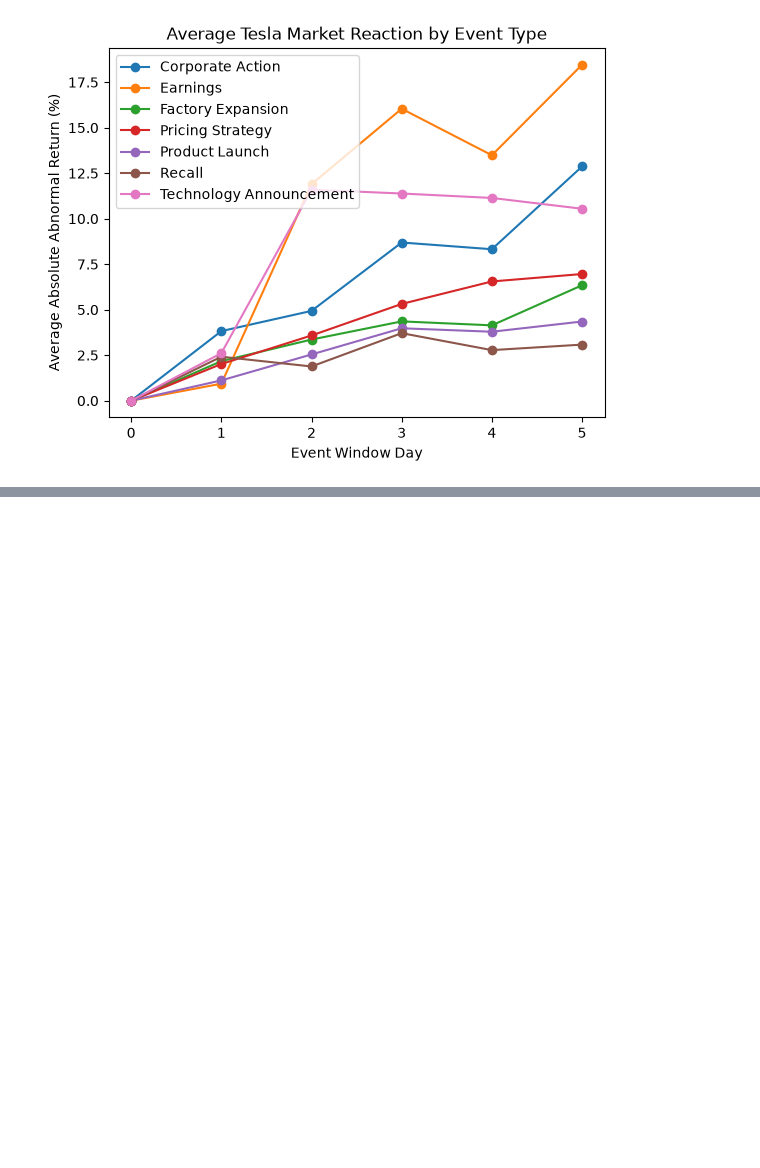
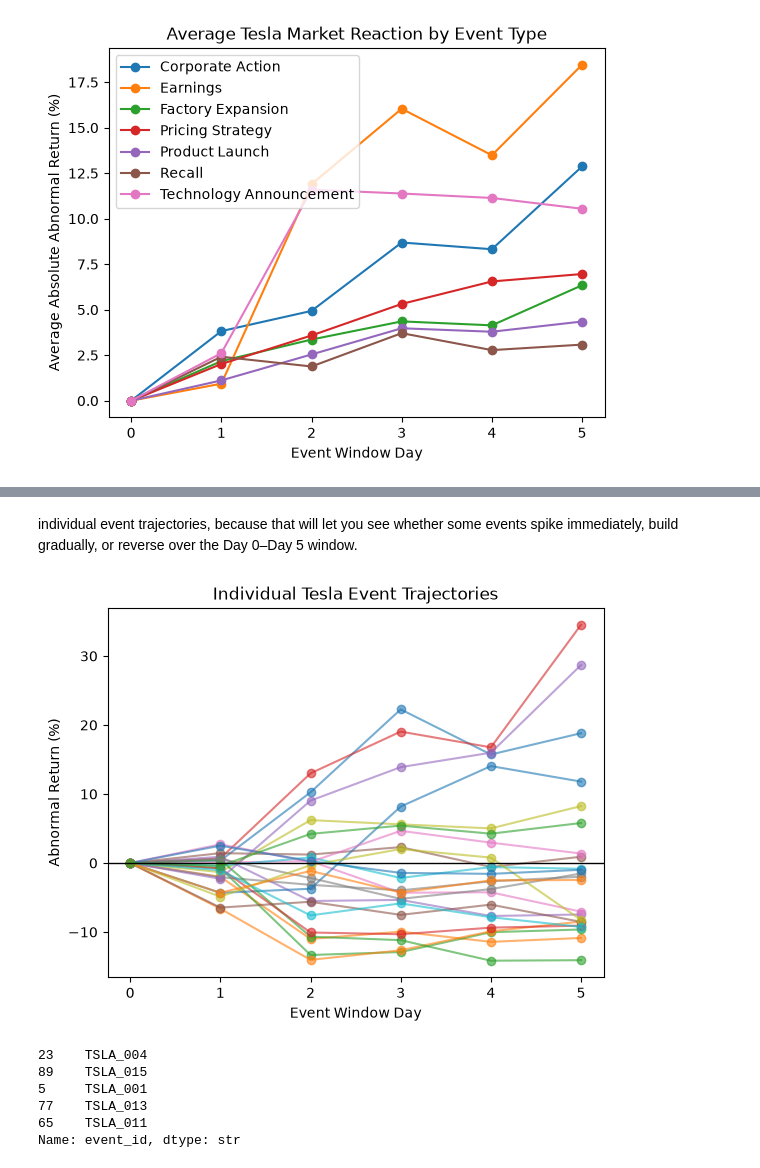
Before and after one commit to Adinolevinson/market-impact-analysis, a Jupyter notebook: notebooks/03_EDA.ipynb, the cells around one changed output, grey strips where cells are left out. Cells and saved outputs as stored; diff of their text form; code cells hidden in the pictures; blank space fills up the shorter version.

```diff
--- a/notebooks/03_EDA.ipynb
+++ b/notebooks/03_EDA.ipynb
@@ -200,0 +287,39 @@ plt.show()
+# %% [markdown]
+individual event trajectories, because that will let you see whether some events spike immediately, build gradually, or reverse over the Day 0–Day 5 window.
+# %%
+for event_id in event_data["event_id"].unique():
+
+    data = event_data[
+        event_data["event_id"] == event_id
+    ]
+
+    plt.plot(
+        data["day"],
+        data["abnormal_return"],
+        marker="o",
+        alpha=0.6
+    )
+
+plt.axhline(0, color="black", linewidth=1)
+
+plt.xlabel("Event Window Day")
+plt.ylabel("Abnormal Return (%)")
+plt.title("Individual Tesla Event Trajectories")
+
+plt.show()
+# %% [output]
+[figure, added]
+# %%
+top_5_ids = (
+    event_summary
+    .nlargest(5, "absolute_abnormal_return")["event_id"]
+)
+
+top_5_ids
+# %% [output]
+23    TSLA_004
+89    TSLA_015
+5     TSLA_001
+77    TSLA_013
+65    TSLA_011
+Name: event_id, dtype: str
```
Also changed, not shown: parts of 10 cells of this notebook, 8 other files.
